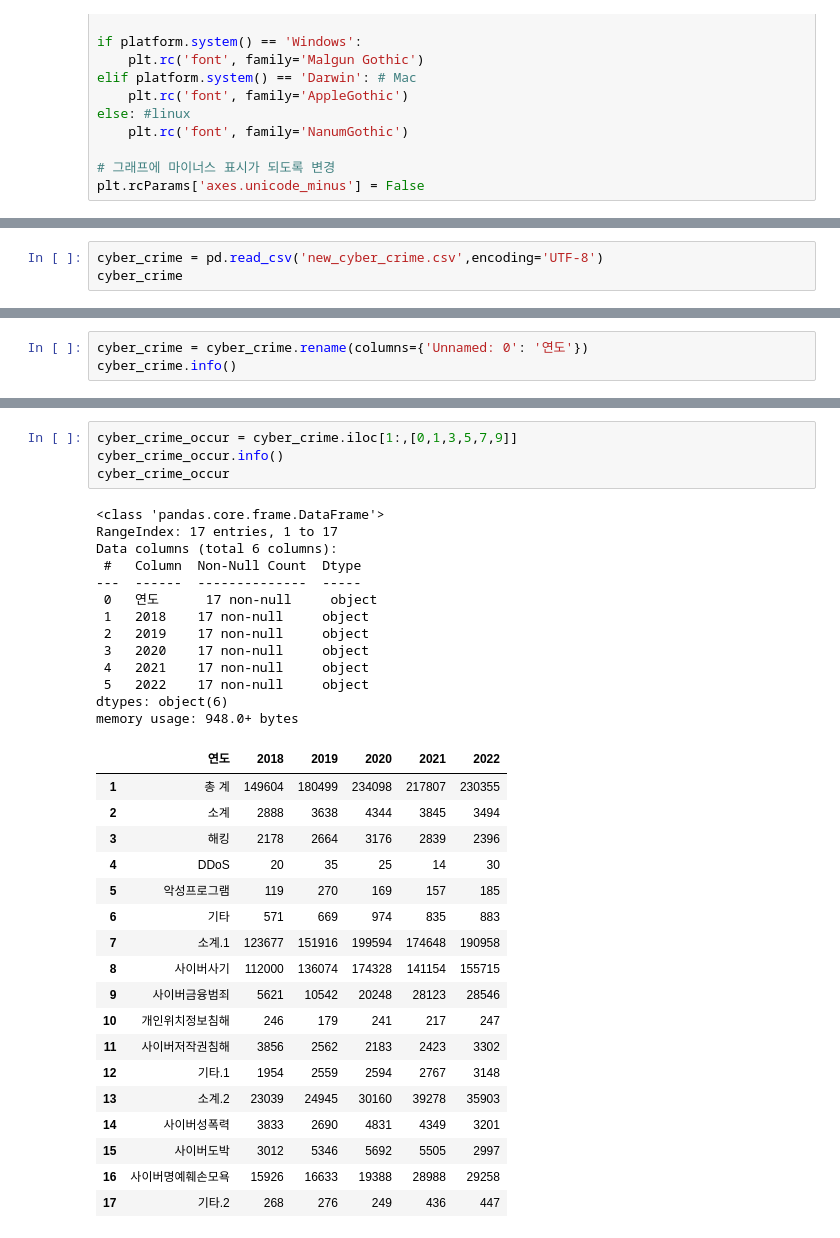
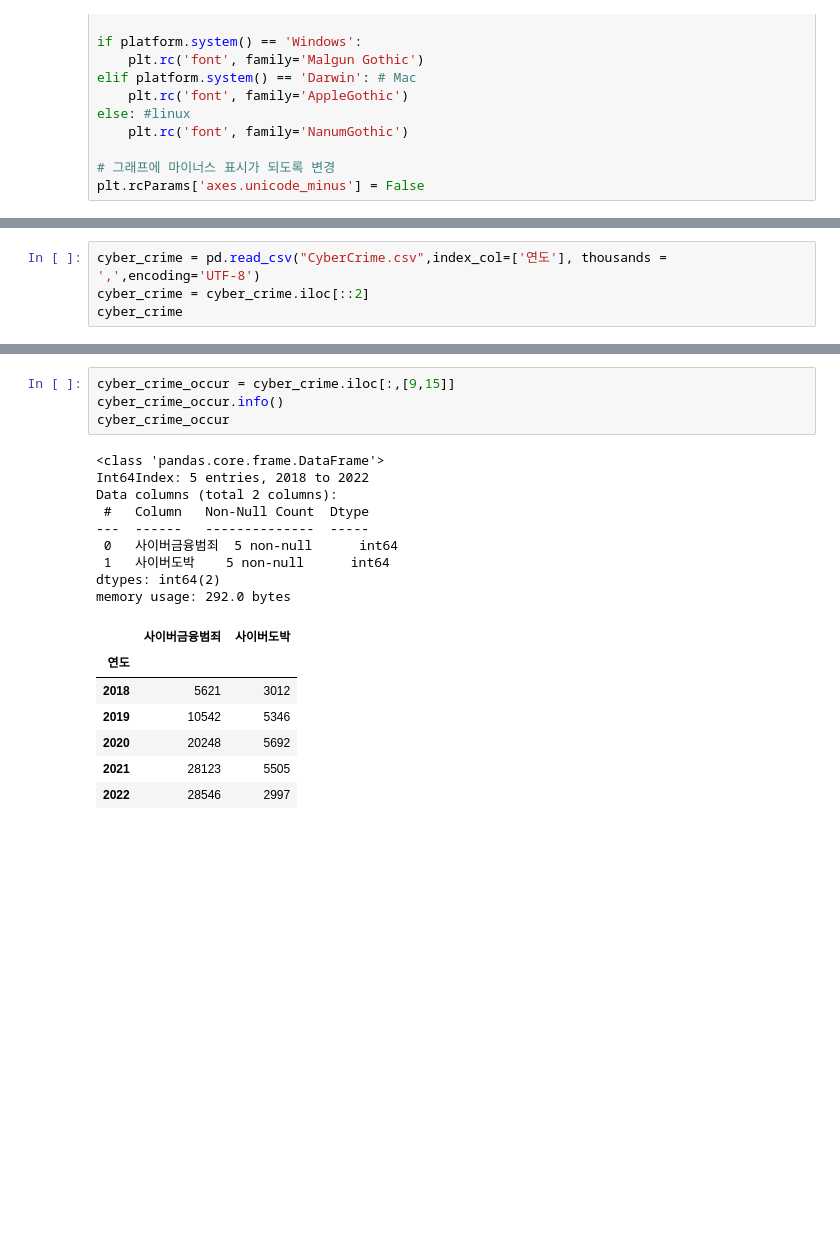
Before and after one commit to chan2-plc/data_police, a Jupyter notebook: 사이버금융범죄 상관분석.ipynb, the cells around one changed output, grey strips where cells are left out. Cells and saved outputs as stored; diff of their text form; blank space fills up the shorter version.

```diff
--- a/사이버금융범죄 상관분석.ipynb
+++ b/사이버금융범죄 상관분석.ipynb
@@ -82,4 +89,5 @@ memory usage: 228.0 bytes
 # %%
-cyber_crime = pd.read_csv('new_cyber_crime.csv',encoding='UTF-8')
+cyber_crime = pd.read_csv("CyberCrime.csv",index_col=['연도'], thousands = ',',encoding='UTF-8')
+cyber_crime = cyber_crime.iloc[::2]
 cyber_crime
 # %% [output]
@@ -124,3 +120,0 @@ memory usage: 1.7+ KB
-# %%
-cyber_crime = cyber_crime.rename(columns={'Unnamed: 0': '연도'})
-cyber_crime.info()
@@ -146,36 +121,21 @@ memory usage: 1.7+ KB
 # %%
-cyber_crime_occur = cyber_crime.iloc[1:,[0,1,3,5,7,9]]
+cyber_crime_occur = cyber_crime.iloc[:,[9,15]]
 cyber_crime_occur.info()
 cyber_crime_occur
 # %% [output]
 <class 'pandas.core.frame.DataFrame'>
-RangeIndex: 17 entries, 1 to 17
-Data columns (total 6 columns):
- #   Column  Non-Null Count  Dtype
----  ------  --------------  -----
- 0   연도      17 non-null     object
- 1   2018    17 non-null     object
- 2   2019    17 non-null     object
- 3   2020    17 non-null     object
- 4   2021    17 non-null     object
- 5   2022    17 non-null     object
-dtypes: object(6)
-memory usage: 948.0+ bytes
+Int64Index: 5 entries, 2018 to 2022
+Data columns (total 2 columns):
+ #   Column   Non-Null Count  Dtype
+---  ------   --------------  -----
+ 0   사이버금융범죄  5 non-null      int64
+ 1   사이버도박    5 non-null      int64
+dtypes: int64(2)
+memory usage: 292.0 bytes
-|  | 연도 | 2018 | 2019 | 2020 | 2021 | 2022 |
-| 1 | 총 계 | 149604 | 180499 | 234098 | 217807 | 230355 |
-| 2 | 소계 | 2888 | 3638 | 4344 | 3845 | 3494 |
-| 3 | 해킹 | 2178 | 2664 | 3176 | 2839 | 2396 |
-| 4 | DDoS | 20 | 35 | 25 | 14 | 30 |
-| 5 | 악성프로그램 | 119 | 270 | 169 | 157 | 185 |
-| 6 | 기타 | 571 | 669 | 974 | 835 | 883 |
-| 7 | 소계.1 | 123677 | 151916 | 199594 | 174648 | 190958 |
-| 8 | 사이버사기 | 112000 | 136074 | 174328 | 141154 | 155715 |
-| 9 | 사이버금융범죄 | 5621 | 10542 | 20248 | 28123 | 28546 |
-| 10 | 개인위치정보침해 | 246 | 179 | 241 | 217 | 247 |
-| 11 | 사이버저작권침해 | 3856 | 2562 | 2183 | 2423 | 3302 |
-| 12 | 기타.1 | 1954 | 2559 | 2594 | 2767 | 3148 |
-| 13 | 소계.2 | 23039 | 24945 | 30160 | 39278 | 35903 |
-| 14 | 사이버성폭력 | 3833 | 2690 | 4831 | 4349 | 3201 |
-| 15 | 사이버도박 | 3012 | 5346 | 5692 | 5505 | 2997 |
-| 16 | 사이버명예훼손모욕 | 15926 | 16633 | 19388 | 28988 | 29258 |
-| 17 | 기타.2 | 268 | 276 | 249 | 436 | 447 |
+|  | 사이버금융범죄 | 사이버도박 |
+| 연도 |  |  |
+| 2018 | 5621 | 3012 |
+| 2019 | 10542 | 5346 |
+| 2020 | 20248 | 5692 |
+| 2021 | 28123 | 5505 |
+| 2022 | 28546 | 2997 |
```
Also changed, not shown: parts of 32 cells of this notebook.
